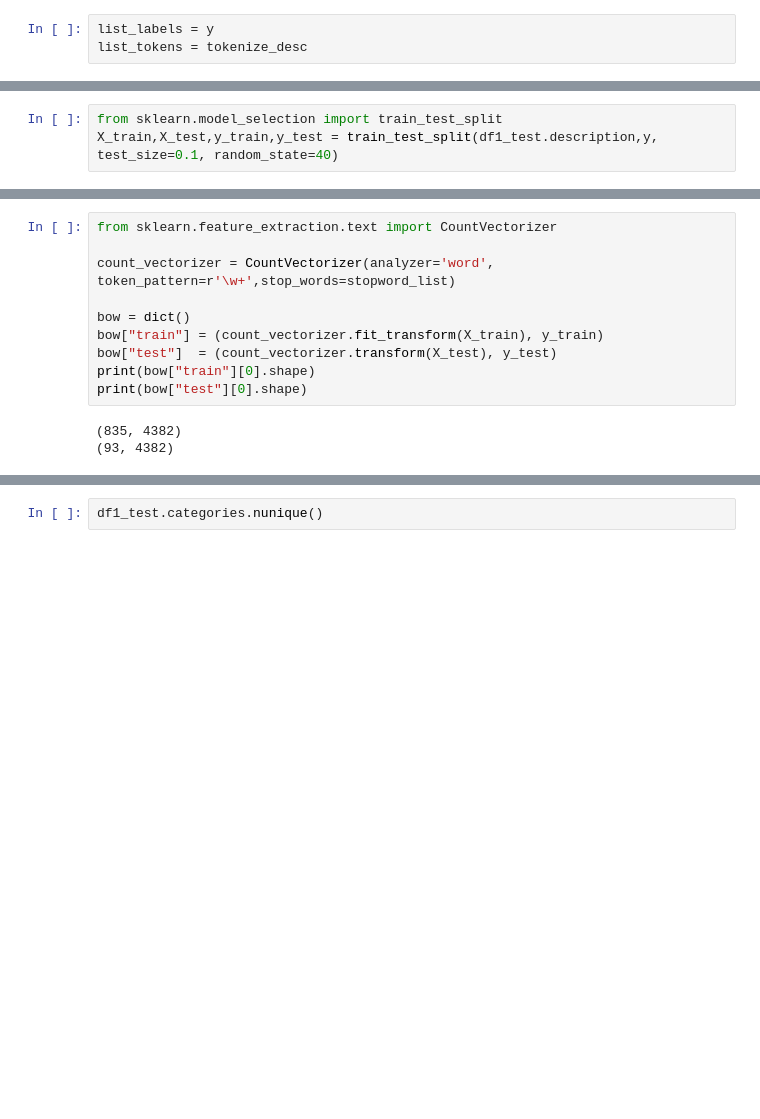
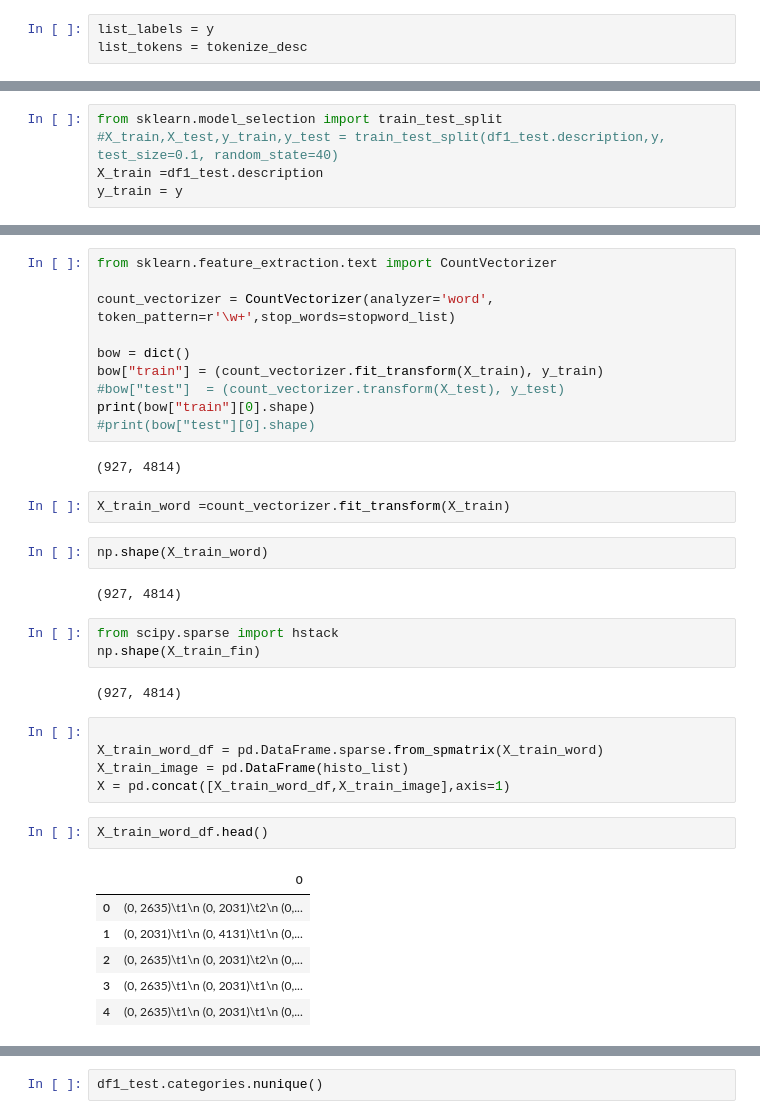
Before and after one commit to JeongJeong-code/P6_market_place, a Jupyter notebook: text_image_classification.ipynb, the cells around one changed output, grey strips where cells are left out. Drawn from its saved outputs; the diff is of its cells as text; blank space fills up the shorter version.

```diff
--- a/text_image_classification.ipynb
+++ b/text_image_classification.ipynb
@@ -94,6 +102,8 @@ Name: tokenize_desc, Length: 928, dtype: object
 # %%
 from sklearn.model_selection import train_test_split
-X_train,X_test,y_train,y_test = train_test_split(df1_test.description,y, test_size=0.1, random_state=40)
+#X_train,X_test,y_train,y_test = train_test_split(df1_test.description,y, test_size=0.1, random_state=40)
+X_train =df1_test.description
+y_train = y
 # %%
 X_train[:10]
 # %% [output]
@@ -115,12 +200,36 @@ count_vectorizer = CountVectorizer(analyzer='word', token_pattern=r'\w+',stop_wo
 
 bow = dict()
 bow["train"] = (count_vectorizer.fit_transform(X_train), y_train)
-bow["test"]  = (count_vectorizer.transform(X_test), y_test)
+#bow["test"]  = (count_vectorizer.transform(X_test), y_test)
 print(bow["train"][0].shape)
-print(bow["test"][0].shape)
+#print(bow["test"][0].shape)
 # %% [output]
-(835, 4382)
-(93, 4382)
+(927, 4814)
+# %%
+X_train_word =count_vectorizer.fit_transform(X_train)
+# %%
+np.shape(X_train_word)
+# %% [output]
+(927, 4814)
+# %%
+from scipy.sparse import hstack
+np.shape(X_train_fin)
+# %% [output]
+(927, 4814)
+# %%
+
+X_train_word_df = pd.DataFrame.sparse.from_spmatrix(X_train_word)
+X_train_image = pd.DataFrame(histo_list)
+X = pd.concat([X_train_word_df,X_train_image],axis=1)
+# %%
+X_train_word_df.head()
+# %% [output]
+|  | 0 |
+| 0 | (0, 2635)\t1\n (0, 2031)\t2\n (0,... |
+| 1 | (0, 2031)\t1\n (0, 4131)\t1\n (0,... |
+| 2 | (0, 2635)\t1\n (0, 2031)\t2\n (0,... |
+| 3 | (0, 2635)\t1\n (0, 2031)\t1\n (0,... |
+| 4 | (0, 2635)\t1\n (0, 2031)\t1\n (0,... |
 # %%
 from sklearn.manifold import TSNE
 tsne_2d = TSNE(n_components=2, perplexity=40)# représentation du DataSet via TSNE
```
Also changed, not shown: parts of 21 cells of this notebook.
